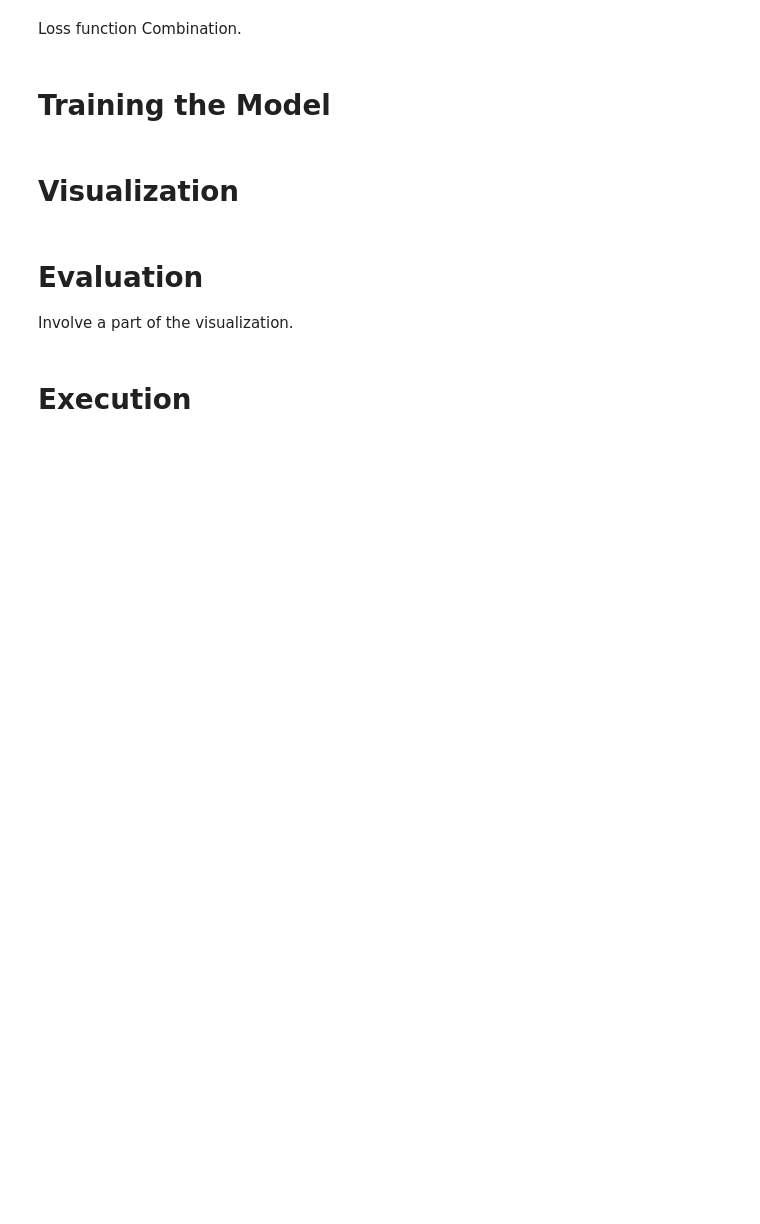
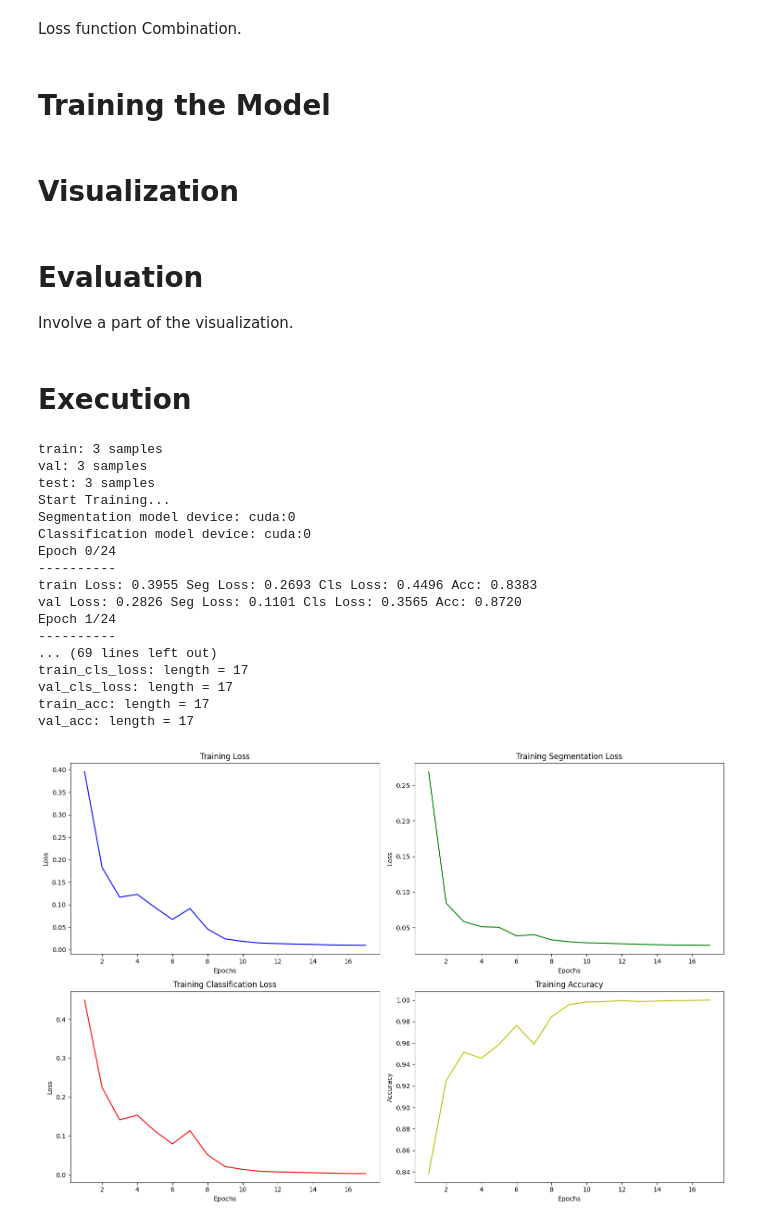
Before and after one commit to OrangeJellyfishCHEN/LungDiseaseDetectionSystem, a Jupyter notebook: XrayCovid.ipynb, the cells around one changed output. Saved outputs shown, nothing was run; the diff lists cells and outputs as text; code cells hidden in the pictures; blank space fills up the shorter version.

```diff
--- a/XrayCovid.ipynb
+++ b/XrayCovid.ipynb
@@ -484,8 +509,11 @@ Loss function Combination.
 # %%
 # loss weight should be [seg_weight:cls_weight] to define which event is more important
 def loss_function(seg_pred, cls_pred, seg_true, cls_true, loss_weight):
-    seg_criterion = nn.BCELoss()
-    cls_criterion = nn.CrossEntropyLoss()
+    device = seg_pred.device
+    seg_true = seg_true.to(device)
+    cls_true = cls_true.to(device)
+    seg_criterion = nn.BCELoss().to(device)
+    cls_criterion = nn.CrossEntropyLoss().to(device)
     seg_loss = seg_criterion(seg_pred, seg_true)
     cls_loss = cls_criterion(cls_pred, cls_true)
     total_loss = seg_loss * loss_weight[0] + cls_loss * loss_weight[1]
@@ -498,8 +526,8 @@ def create_combined_model(num_classes):
         in_channels=3,
         classes=1,
         activation="sigmoid"
-    )
-    resnet18_model = torchvision.models.resnet18(pretrained=True)
+    ).to(device)
+    resnet18_model = torchvision.models.resnet18(weights="IMAGENET1K_V1").to(device)
     original_conv = resnet18_model.conv1
     resnet18_model.conv1 = nn.Conv2d(
         4,
@@ -507,20 +535,21 @@ def create_combined_model(num_classes):
         kernel_size=original_conv.kernel_size,
         stride=original_conv.stride,
         padding=original_conv.padding,
-        bias=original_conv.bias
-    )
+        bias=original_conv.bias is not None
+    ).to(device)
     with torch.no_grad():
         resnet18_model.conv1.weight[:, :3] = original_conv.weight
     num_ftrs = resnet18_model.fc.in_features
-    resnet18_model.fc = nn.Linear(num_ftrs, num_classes)
-    # foward propagation function
-    # x is an input image tensor
-    def foward_pf(x):
+    resnet18_model.fc = nn.Linear(num_ftrs, num_classes).to(device)
+    # forward propagation function
+    # x = input image tensor
+    def forward_fn(x):
+        x = x.to(device)
         mask = unet_model(x)
         x_combine = torch.cat((x, mask), dim=1)
         classification = resnet18_model(x_combine)
         return mask, classification
-    return foward_pf, (unet_model, resnet18_model)
+    return forward_fn, (unet_model, resnet18_model)
 # %% [markdown]
 # Training the Model
 # %%
@@ -718,30 +882,50 @@ def evaluate_model(forward_pf, models):
 # %%
 foward_pf, models = create_combined_model(num_classes=3)
 segmentation_model, classification_model = models
 params = list(segmentation_model.parameters()) + list(classification_model.parameters())
 optimizer = optim.Adam(params, lr=0.001)
 scheduler = lr_scheduler.StepLR(optimizer, step_size=7, gamma=0.1)
 for split, loader in dataloaders.items():
     print(f"{split}: {len(dataloaders.items())} samples")
 print('Start Training...')
 start_time = time.time()
 best_states, history = train_model(
     foward_pf,
     models,
     dataloaders={k: v for k, v in dataloaders.items() if k in ['train', 'val']},
     optimizer = optimizer,
     loss_weight=[0.3, 0.7],
     scheduler=scheduler,
     num_epochs=25,
     patience=7
 )
 time_elapsed = time.time() - start_time
 print(f'Training complete in {time_elapsed // 60:.0f}m {time_elapsed % 60:.0f}s')
+for key, value in history.items():
+    print(f"{key}: length = {len(value)}")
 plot_training_history(history)
 best_seg_state, best_cls_state = best_states
 segmentation_model.load_state_dict(best_seg_state)
 classification_model.load_state_dict(best_cls_state)
-torch.save(best_seg_state, 'best_seg_state.pth')
-torch.save(best_cls_state, 'best_cls_state.pth')
-evaluate_model(foward_pf, models)
-plot_predictions(foward_pf, models)
+models_path = '/content/drive/MyDrive/Projects/datasets/COVID-19_Radiography_Dataset/Models'
+torch.save(best_seg_state, os.path.join(models_path, 'best_seg_state.pth'))
+torch.save(best_cls_state, os.path.join(models_path, 'best_cls_state.pth'))
+# %% [output]
+train: 3 samples
+val: 3 samples
+test: 3 samples
+Start Training...
+Segmentation model device: cuda:0
+Classification model device: cuda:0
+Epoch 0/24
+----------
+train Loss: 0.3955 Seg Loss: 0.2693 Cls Loss: 0.4496 Acc: 0.8383
+val Loss: 0.2826 Seg Loss: 0.1101 Cls Loss: 0.3565 Acc: 0.8720
+Epoch 1/24
+----------
+... (69 lines left out)
+train_cls_loss: length = 17
+val_cls_loss: length = 17
+train_acc: length = 17
+val_acc: length = 17
+[figure, added]
```
Also changed, not shown: parts of 15 cells of this notebook.
